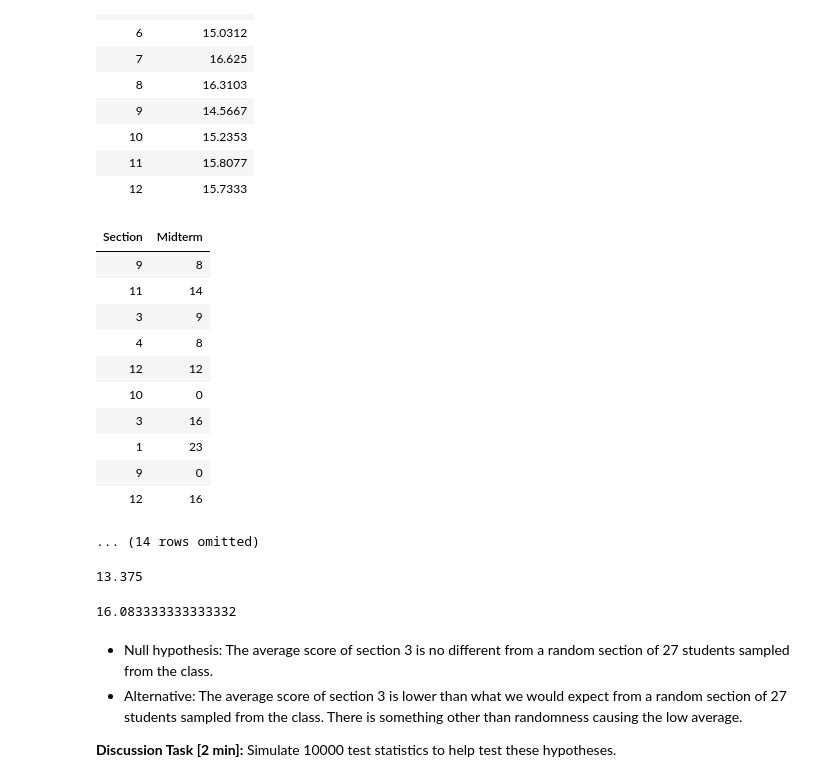
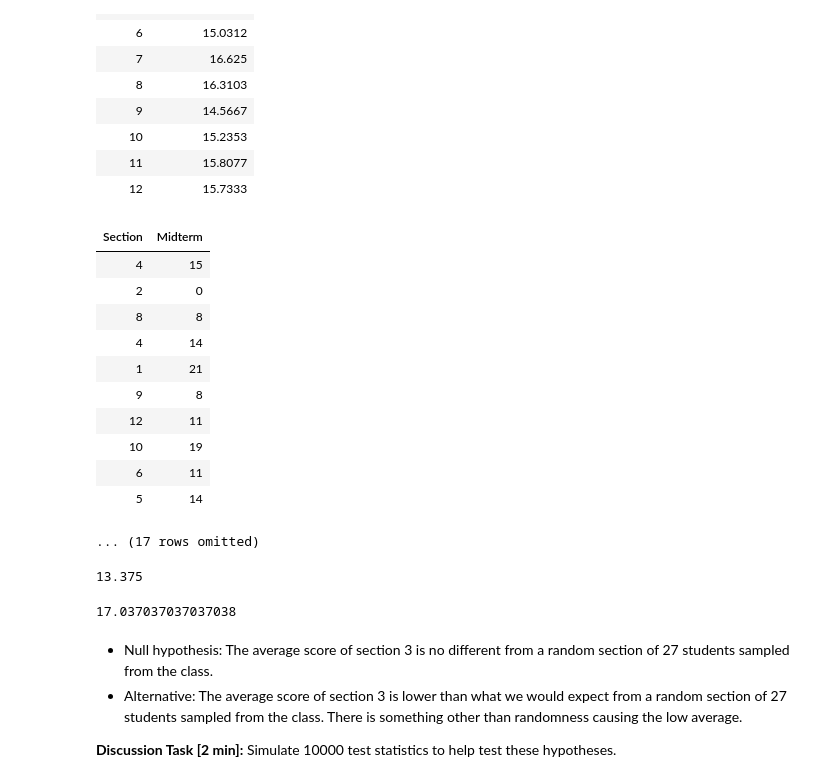
Before and after one commit to data-8/materials-fa24, a Jupyter notebook: lec/lec17/lec17.ipynb, the cells around one changed output. Saved outputs shown, nothing was run; the diff lists cells and outputs as text; code cells hidden in the pictures.

```diff
--- a/lec/lec17/lec17.ipynb
+++ b/lec/lec17/lec17.ipynb
@@ -65,29 +65,29 @@ section_3_average = scores.group('Section', np.average).column('Midterm average'
 # %%
 section_3_size = scores.group('Section').column('count').item(2)
 # %%
-random_section = scores.sample(24, with_replacement=False)
+random_section = scores.sample(27, with_replacement=False)
 random_section
 # %% [output]
 | Section | Midterm |
+| 4 | 15 |
+| 2 | 0 |
+| 8 | 8 |
+| 4 | 14 |
+| 1 | 21 |
 | 9 | 8 |
-| 11 | 14 |
-| 3 | 9 |
-| 4 | 8 |
-| 12 | 12 |
-| 10 | 0 |
-| 3 | 16 |
-| 1 | 23 |
-| 9 | 0 |
-| 12 | 16 |
+| 12 | 11 |
+| 10 | 19 |
+| 6 | 11 |
+| 5 | 14 |
-... (14 rows omitted)
+... (17 rows omitted)
 # %%
 np.average(random_section.column('Midterm'))
 # %% [output]
 13.375
 # %%
-np.average(scores.sample(24, with_replacement=False).column('Midterm'))
+np.average(scores.sample(27, with_replacement=False).column('Midterm'))
 # %% [output]
-16.083333333333332
+17.037037037037038
 # %% [markdown]
 - Null hypothesis: The average score of section 3 is no different from a random section of 27 students sampled from the class.
 - Alternative: The average score of section 3 is lower than what we would expect from a random section of 27 students sampled from the class. There is something other than randomness causing the low average.
```
Also changed, not shown: parts of 2 cells of this notebook.
